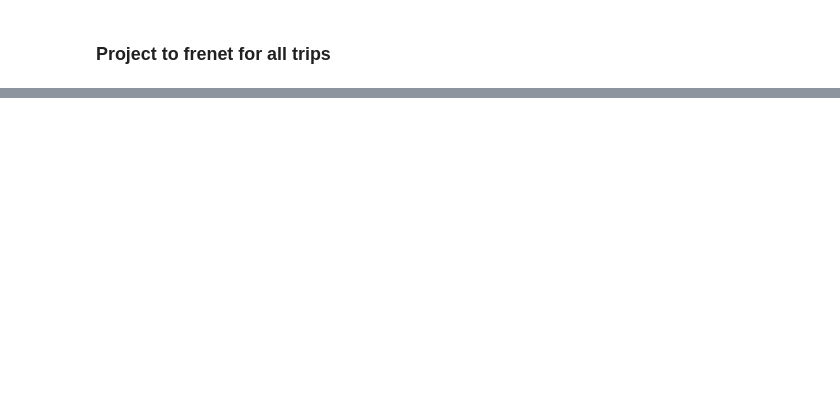
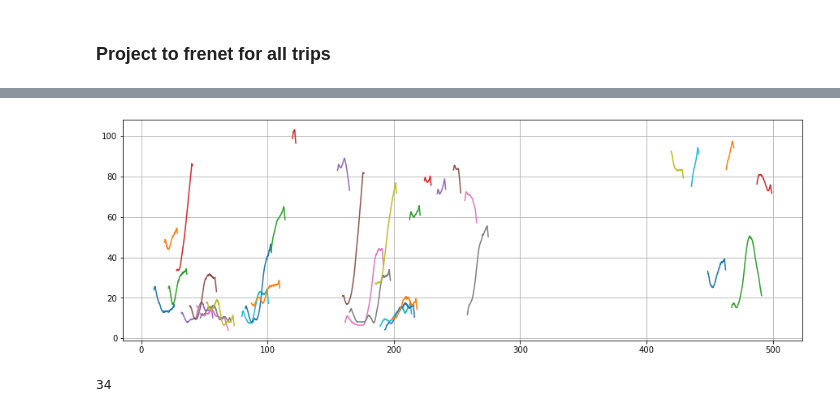
Before and after one commit to kopytjuk/opendd-analysis, a Jupyter notebook: notebooks/Distance Analysis.ipynb, the cells around one changed output, grey strips where cells are left out. Saved outputs shown, nothing was run; the diff lists cells and outputs as text; code cells hidden in the pictures; blank space fills up the shorter version.

```diff
--- a/notebooks/Distance Analysis.ipynb
+++ b/notebooks/Distance Analysis.ipynb
@@ -496,0 +523,2 @@ plt.tight_layout()
+# %%
+gdf_traces = gdf_traces.sort_values(["path_id","START_TIME", "START_LON"])
@@ -496,0 +543,2 @@ plt.tight_layout()
+# %%
+gdf_traces_path = gdf_traces.query("path_id == 28")
@@ -496,0 +559,36 @@ plt.tight_layout()
+# %%
+def common_time(tp1, tp2):
+    t0 = max(tp1[0], tp2[0])
+    t1 = min(tp1[1], tp2[1])
+    return (t0, t1)
+# %%
+data_list = list()
+for i, (o1, o2) in enumerate(pairwise(range(len(gdf_traces_path)))):
+    o1_row = gdf_traces_path.iloc[o1]
+    o2_row = gdf_traces_path.iloc[o2]
+
+    time1 = o1_row["START_TIME"] + 1/VEHICLE_SAMPLE_RATE*np.arange(0, o1_row["NUM_SAMPLES"])
+    time2 = o2_row["START_TIME"] + 1/VEHICLE_SAMPLE_RATE*np.arange(0, o2_row["NUM_SAMPLES"])
+
+    time_common = common_time(time1[[0, -1]], time2[[0, -1]])
+
+    # no common time
+    if time_common[1] - time_common[0] < 0:
+        continue
+
+    time_common_start, time_common_end  = time_common[0], time_common[1]
+    # print(time1)
+
+    o1_index_start, o1_index_end = np.argmax(time1 >= time_common_start), np.argmax(time1 > time_common_end)
+    o1_index_end = max(o1_index_end, len(time1 > time_common_end))
+    o2_index_start, o2_index_end = np.argmax(time2 >= time_common_start), np.argmax(time2 > time_common_end)
+
+    o1_lon_array, _ = np.array(o1_row["frenet_path"].xy)
+    o2_lon_array, _ = np.array(o2_row["frenet_path"].xy)
+
+    dist = o1_lon_array[o1_index_start:o1_index_end] - o2_lon_array[o2_index_start:o2_index_end]
+
+    data = {"TIME": time2[o2_index_start:o2_index_end], "DISTANCE": dist, "OBJ1": o1, "OBJ2": o2}
+    data_list.append(data)
+
+df_distances = pd.DataFrame(data_list)
@@ -496,0 +604,11 @@ plt.tight_layout()
+# %%
+plt.figure(figsize=(15, 5))
+for i, row in df_distances.iterrows():
+    plt.plot(row["TIME"], row["DISTANCE"])
+plt.grid()
+# %% [output]
+[figure, added]
+# %%
+len(df_distances)
+# %% [output]
+34
```
Also changed, not shown: parts of 24 cells of this notebook, 1 other file.
